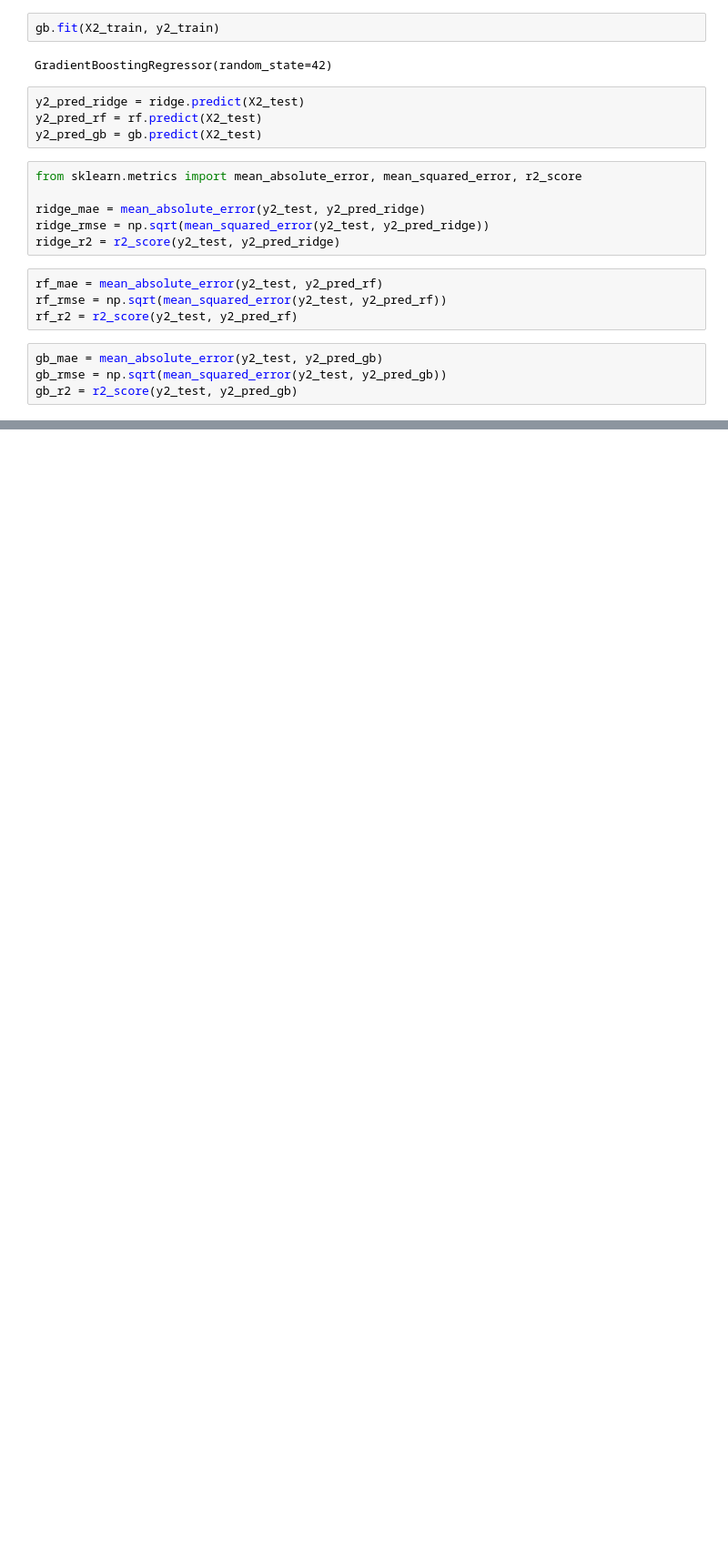
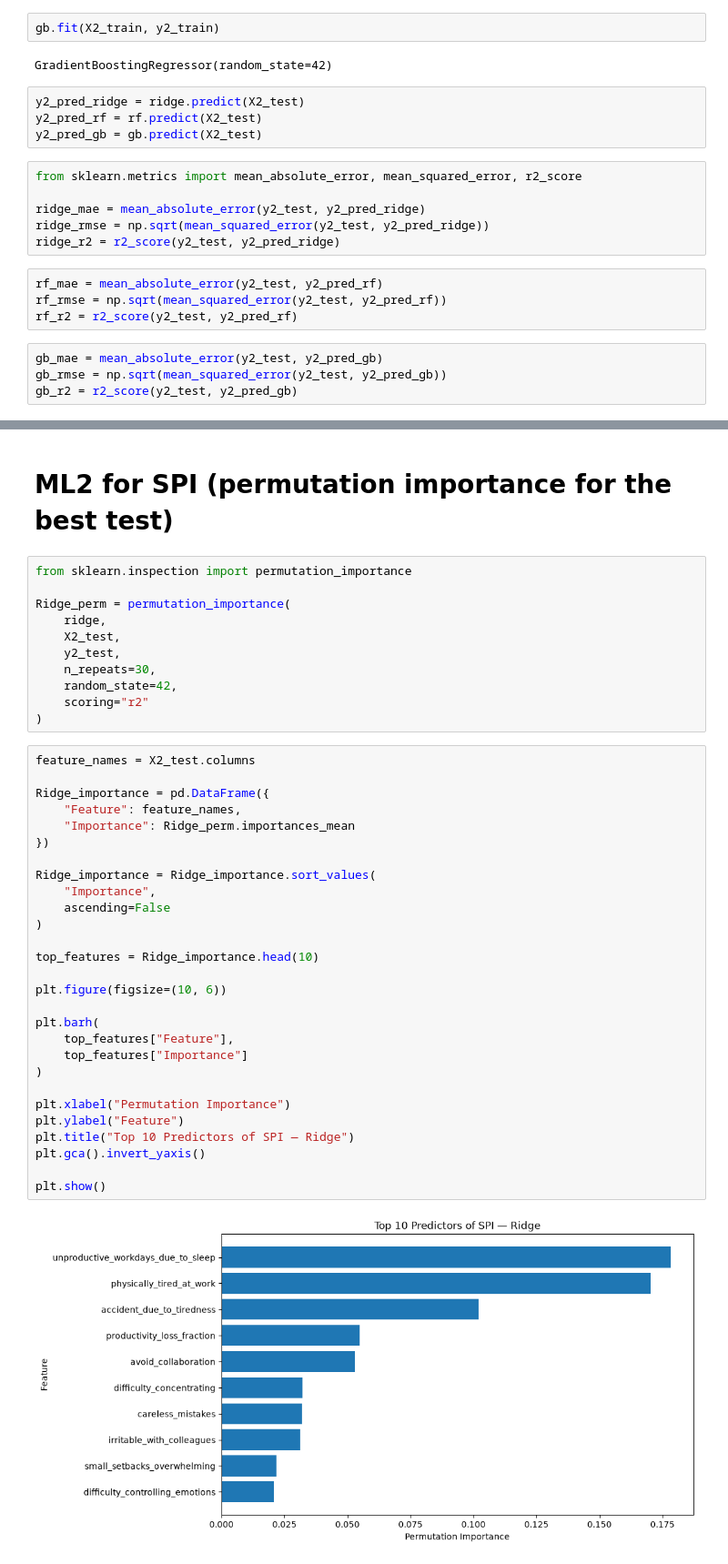
Before and after one commit to Mina-Makram-001/2B_Data_Science_Portfolio, a Jupyter notebook: Task_3_(Train_3_Classification_ML_Models)/6_ML.ipynb, the cells around one changed output, grey strips where cells are left out. Shown at 91% size. Saved outputs shown, nothing was run; the diff lists cells and outputs as text; blank space fills up the shorter version.

```diff
--- a/Task_3_(Train_3_Classification_ML_Models)/6_ML.ipynb
+++ b/Task_3_(Train_3_Classification_ML_Models)/6_ML.ipynb
@@ -611,0 +705,43 @@ Best R² model: Ridge
+# %% [markdown]
+#  **ML2 for SPI** (permutation importance for the best test)
+# %%
+from sklearn.inspection import permutation_importance
+
+Ridge_perm = permutation_importance(
+    ridge,
+    X2_test,
+    y2_test,
+    n_repeats=30,
+    random_state=42,
+    scoring="r2"
+)
+# %%
+feature_names = X2_test.columns
+
+Ridge_importance = pd.DataFrame({
+    "Feature": feature_names,
+    "Importance": Ridge_perm.importances_mean
+})
+
+Ridge_importance = Ridge_importance.sort_values(
+    "Importance",
+    ascending=False
+)
+
+top_features = Ridge_importance.head(10)
+
+plt.figure(figsize=(10, 6))
+
+plt.barh(
+    top_features["Feature"],
+    top_features["Importance"]
+)
+
+plt.xlabel("Permutation Importance")
+plt.ylabel("Feature")
+plt.title("Top 10 Predictors of SPI — Ridge")
+plt.gca().invert_yaxis()
+
+plt.show()
+# %% [output]
+[figure, added]
```
Also changed, not shown: parts of 13 cells of this notebook.
